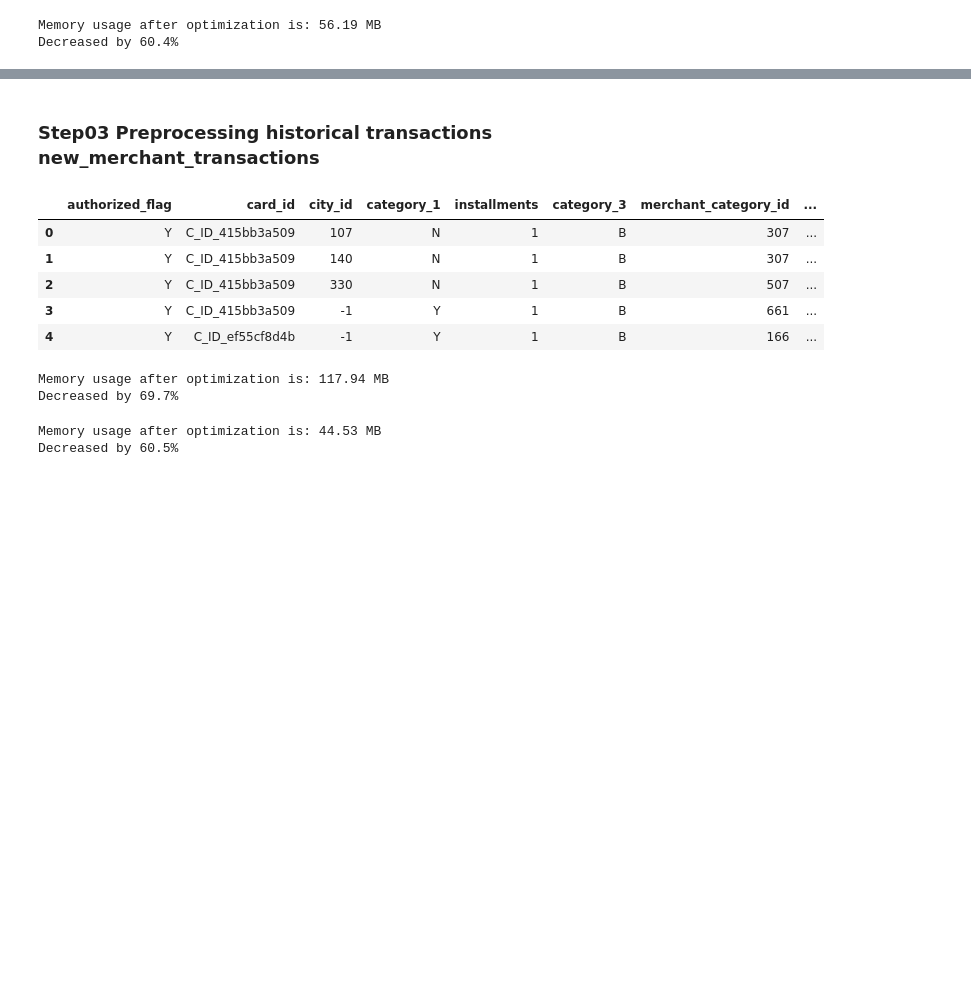
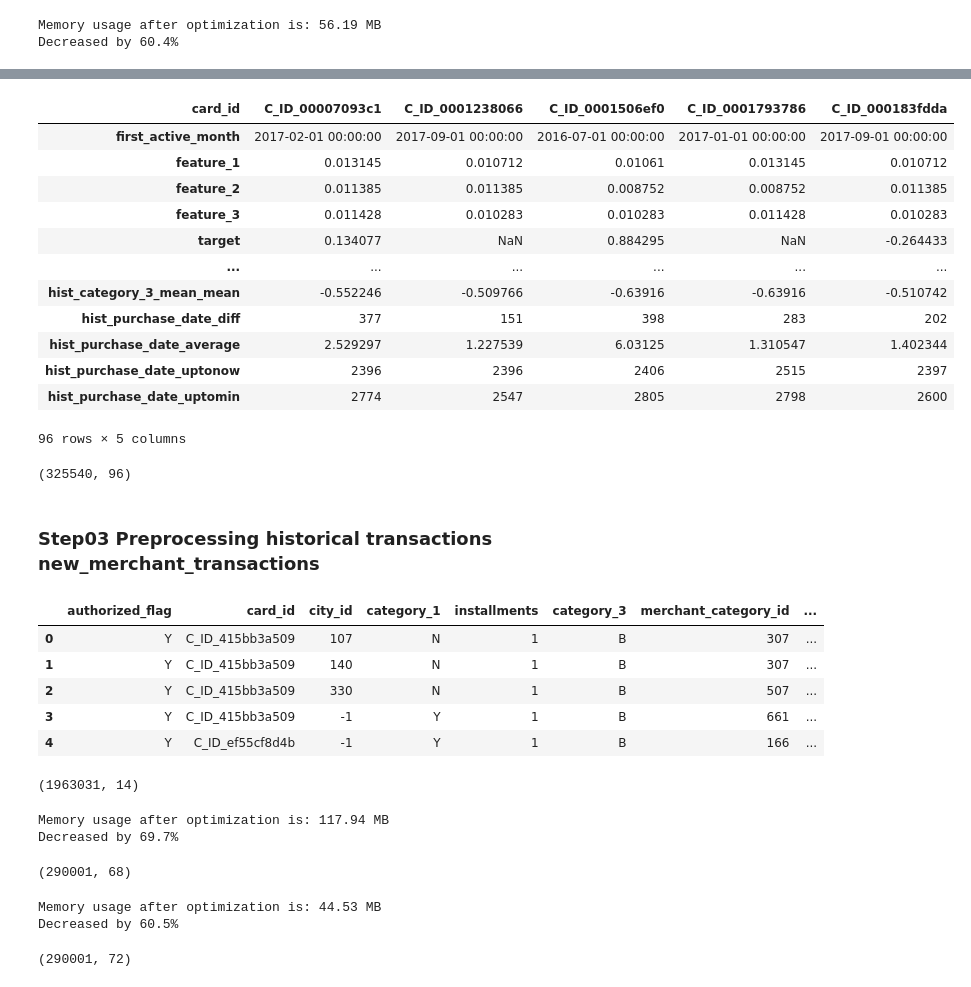
Before and after one commit to ionahu08/EloMerchantCategoryRecommendation, a Jupyter notebook: Competition/Project01.ipynb, the cells around one changed output, grey strips where cells are left out. Saved outputs shown, nothing was run; the diff lists cells and outputs as text; code cells hidden in the pictures; blank space fills up the shorter version.

```diff
--- a/Competition/Project01.ipynb
+++ b/Competition/Project01.ipynb
@@ -402,0 +398,3 @@ Decreased by 60.4%
+# %%
+df = pd.merge(df, hist_df, on='card_id', how='outer')
+df.head()
@@ -403,10 +410,31 @@ Decreased by 60.4%
+# %%
+df.head().T
+# %% [output]
+| card_id | C_ID_00007093c1 | C_ID_0001238066 | C_ID_0001506ef0 | C_ID_0001793786 | C_ID_000183fdda |
+| first_active_month | 2017-02-01 00:00:00 | 2017-09-01 00:00:00 | 2016-07-01 00:00:00 | 2017-01-01 00:00:00 | 2017-09-01 00:00:00 |
+| feature_1 | 0.013145 | 0.010712 | 0.01061 | 0.013145 | 0.010712 |
+| feature_2 | 0.011385 | 0.011385 | 0.008752 | 0.008752 | 0.011385 |
+| feature_3 | 0.011428 | 0.010283 | 0.010283 | 0.011428 | 0.010283 |
+| target | 0.134077 | NaN | 0.884295 | NaN | -0.264433 |
+| ... | ... | ... | ... | ... | ... |
+| hist_category_3_mean_mean | -0.552246 | -0.509766 | -0.63916 | -0.63916 | -0.510742 |
+| hist_purchase_date_diff | 377 | 151 | 398 | 283 | 202 |
+| hist_purchase_date_average | 2.529297 | 1.227539 | 6.03125 | 1.310547 | 1.402344 |
+| hist_purchase_date_uptonow | 2396 | 2396 | 2406 | 2515 | 2397 |
+| hist_purchase_date_uptomin | 2774 | 2547 | 2805 | 2798 | 2600 |
+96 rows × 5 columns
+# %%
+df.shape
+# %% [output]
+(325540, 96)
 # %% [markdown]
 ### Step03 Preprocessing historical transactions new_merchant_transactions
 # %%
 # load csv
 nrows=None
 new_merchant_df = pd.read_csv('../data/new_merchant_transactions.csv', nrows=num_rows)
-new_merchant_df.head()
+display(new_merchant_df.head())
+new_merchant_df.shape
 # %% [output]
 |  | authorized_flag | card_id | city_id | category_1 | installments | category_3 | merchant_category_id | ... |
 | 0 | Y | C_ID_415bb3a509 | 107 | N | 1 | B | 307 | ... |
@@ -414,6 +442,7 @@ new_merchant_df.head()
 | 2 | Y | C_ID_415bb3a509 | 330 | N | 1 | B | 507 | ... |
 | 3 | Y | C_ID_415bb3a509 | -1 | Y | 1 | B | 661 | ... |
 | 4 | Y | C_ID_ef55cf8d4b | -1 | Y | 1 | B | 166 | ... |
+(1963031, 14)
 # %%
 # fillna
 new_merchant_df['category_2'].fillna(1.0,inplace=True)
@@ -505,6 +534,9 @@ for col in ['category_2','category_3']:
     aggs[col+'_mean'] = ['mean']
 
 new_merchant_df = new_merchant_df.reset_index().groupby('card_id').agg(aggs)
+new_merchant_df.shape
+# %% [output]
+(290001, 68)
 # %%
 # change column name
 new_merchant_df.columns = pd.Index([e[0] + "_" + e[1] for e in new_merchant_df.columns.tolist()])
@@ -516,6 +548,8 @@ new_merchant_df['new_purchase_date_uptonow'] = (datetime.datetime.today()-new_me
 new_merchant_df['new_purchase_date_uptomin'] = (datetime.datetime.today()-new_merchant_df['new_purchase_date_min']).dt.days
 # %%
 new_merchant_df = reduce_mem_usage(new_merchant_df)
+new_merchant_df.shape
 # %% [output]
 Memory usage after optimization is: 44.53 MB
 Decreased by 60.5%
+(290001, 72)
```
Also changed, not shown: parts of 16 cells of this notebook.
